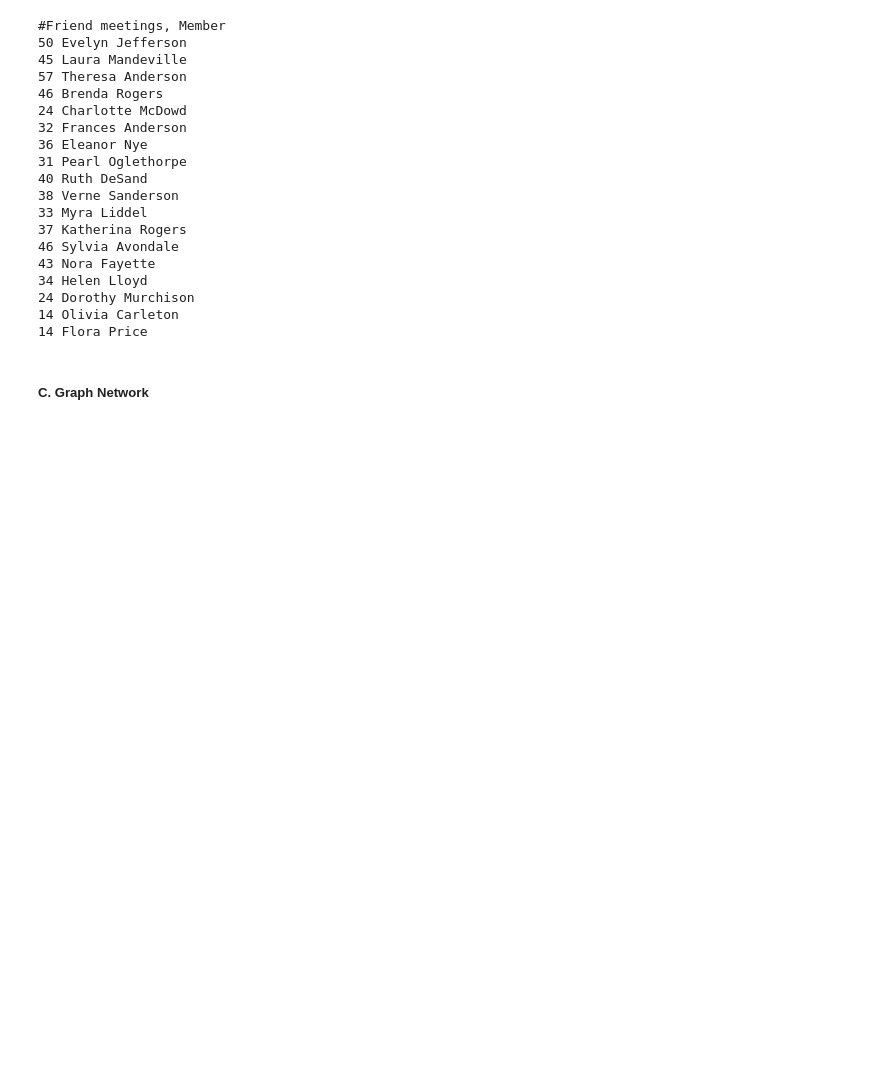
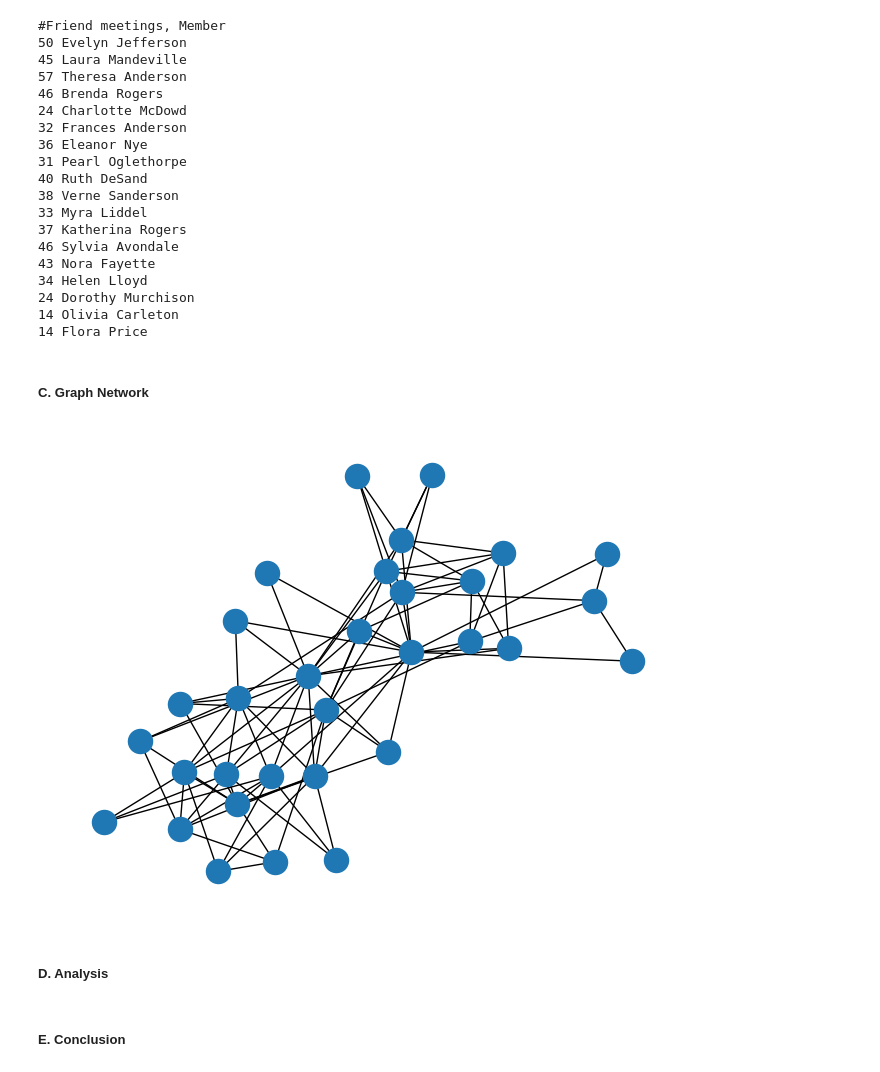
Before and after one commit to klmartin1998/spring2024-data620, a Jupyter notebook: assignments/assignment4/data620_assignment4.ipynb, the cells around one changed output. Drawn from its saved outputs; the diff is of its cells as text; code cells hidden in the pictures; blank space fills up the shorter version.

```diff
--- a/assignments/assignment4/data620_assignment4.ipynb
+++ b/assignments/assignment4/data620_assignment4.ipynb
@@ -96,5 +119,11 @@ for w in women:
 # %%
 
 pos = nx.spring_layout(G, seed=648)  # Seed layout for reproducible node positions
-nx.draw(G, pos)
+nx.draw(G, pos, )
 plt.show()
+# %% [output]
+[figure, added]
+# %% [markdown]
+##### D. Analysis
+# %% [markdown]
+##### E. Conclusion
```
Also changed, not shown: parts of 3 cells of this notebook, 1 other file.
